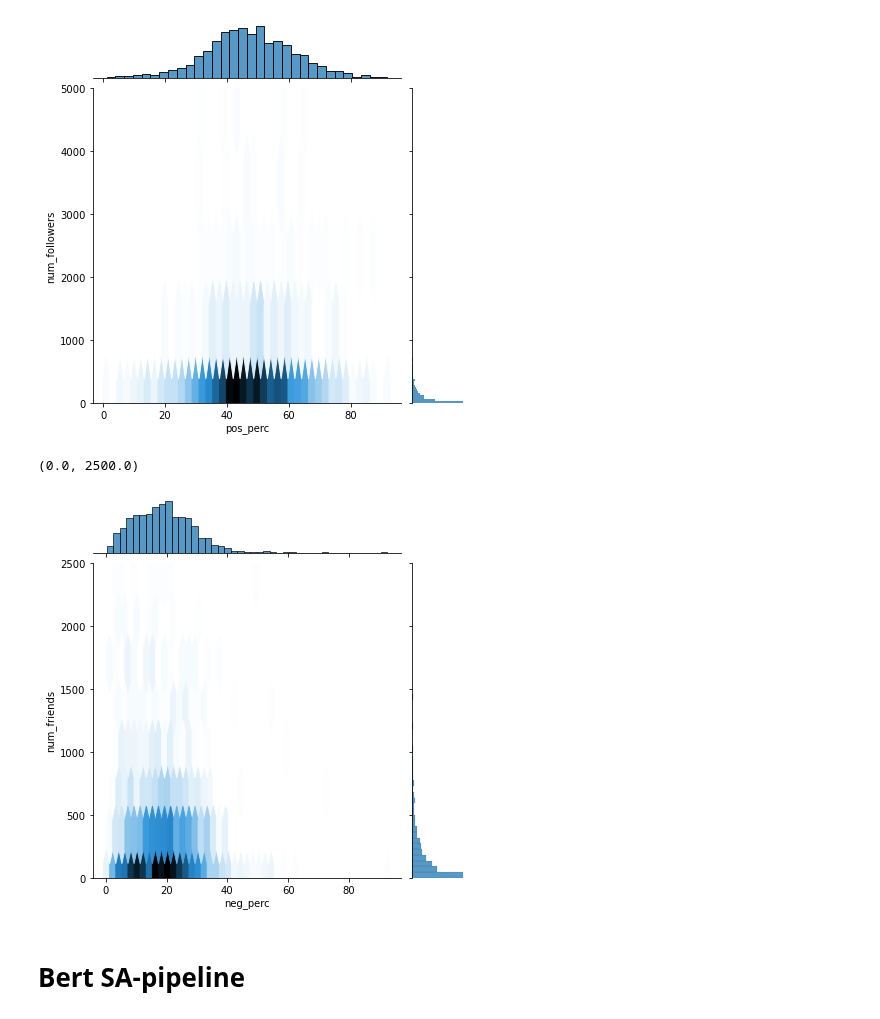
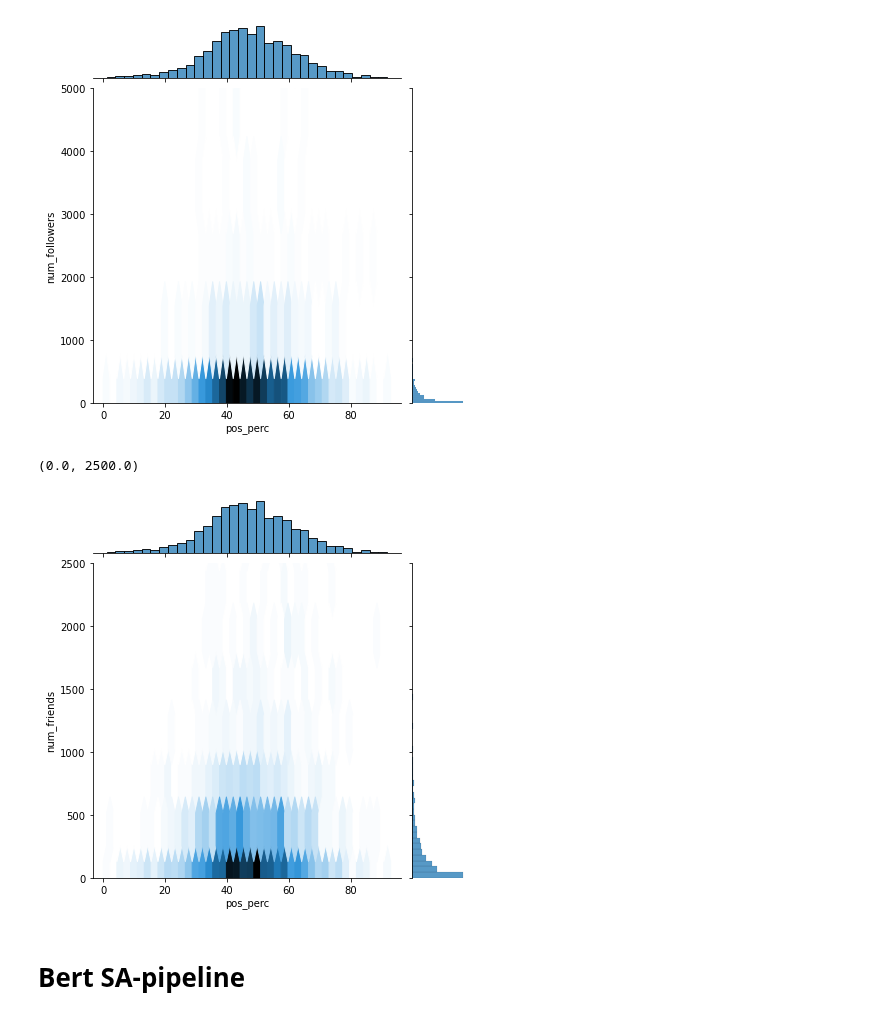
Before and after one commit to epfl-ada/ada-2020-project-milestone-p3-p3_musetti-adaletti, a Jupyter notebook: Creative_extension_analysis.ipynb, the cells around one changed output. Drawn from its saved outputs; the diff is of its cells as text; code cells hidden in the pictures.

```diff
--- a/Creative_extension_analysis.ipynb
+++ b/Creative_extension_analysis.ipynb
@@ -680,11 +688,11 @@ plt.ylim(0,5000)
 (0.0, 5000.0)
 [figure]
 # %%
-sns.jointplot(sent_follow_filtered['ne_perc'], sent_follow_filtered['num_friends'], kind="hex")
+sns.jointplot(sent_follow_filtered['pos_perc'], sent_follow_filtered['num_friends'], kind="hex")
 plt.ylim(0,2500)
 # %% [output]
 (0.0, 2500.0)
-[figure, old version]
+[figure, new version]
 # %% [markdown]
 # Bert SA-pipeline
 # %%
```
Also changed, not shown: parts of 2 cells of this notebook.
